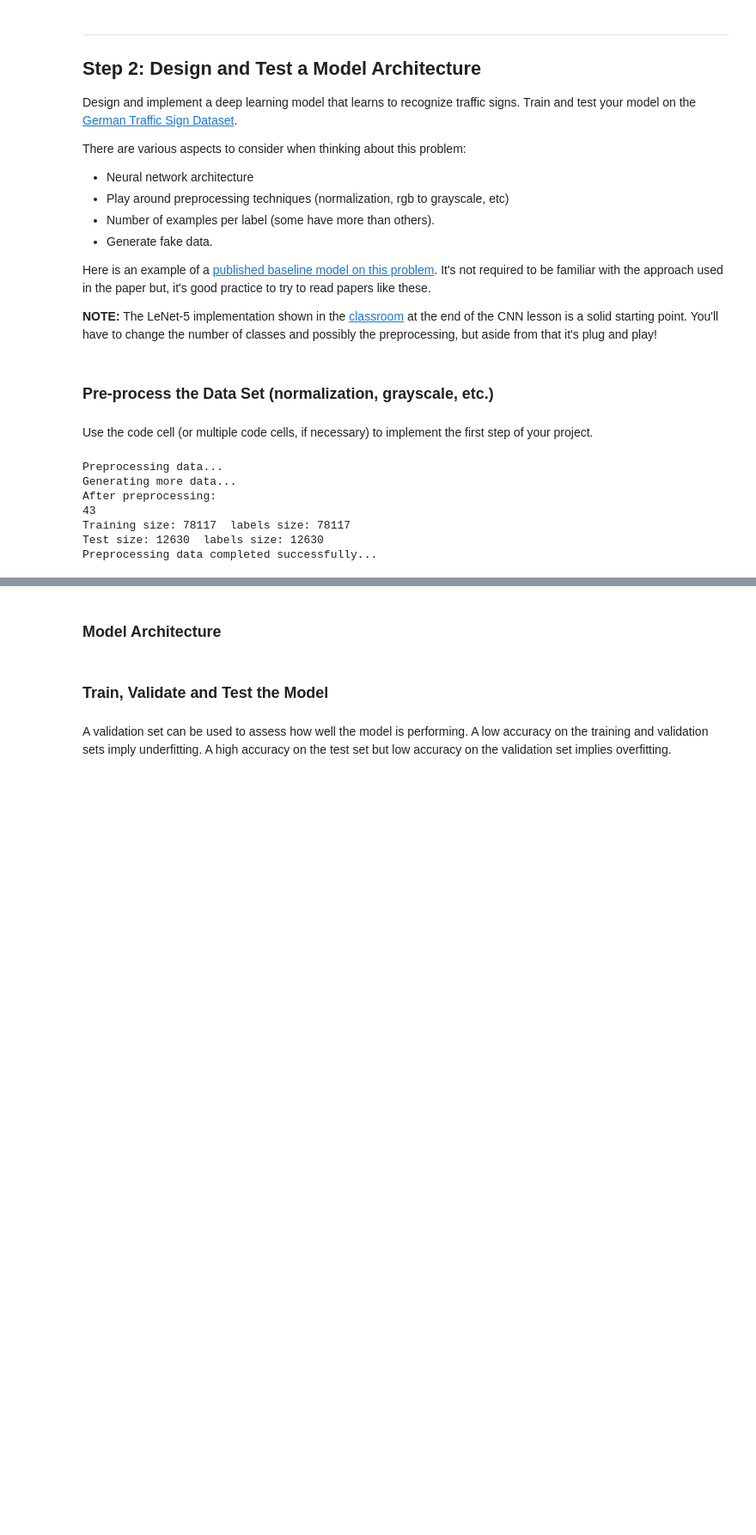
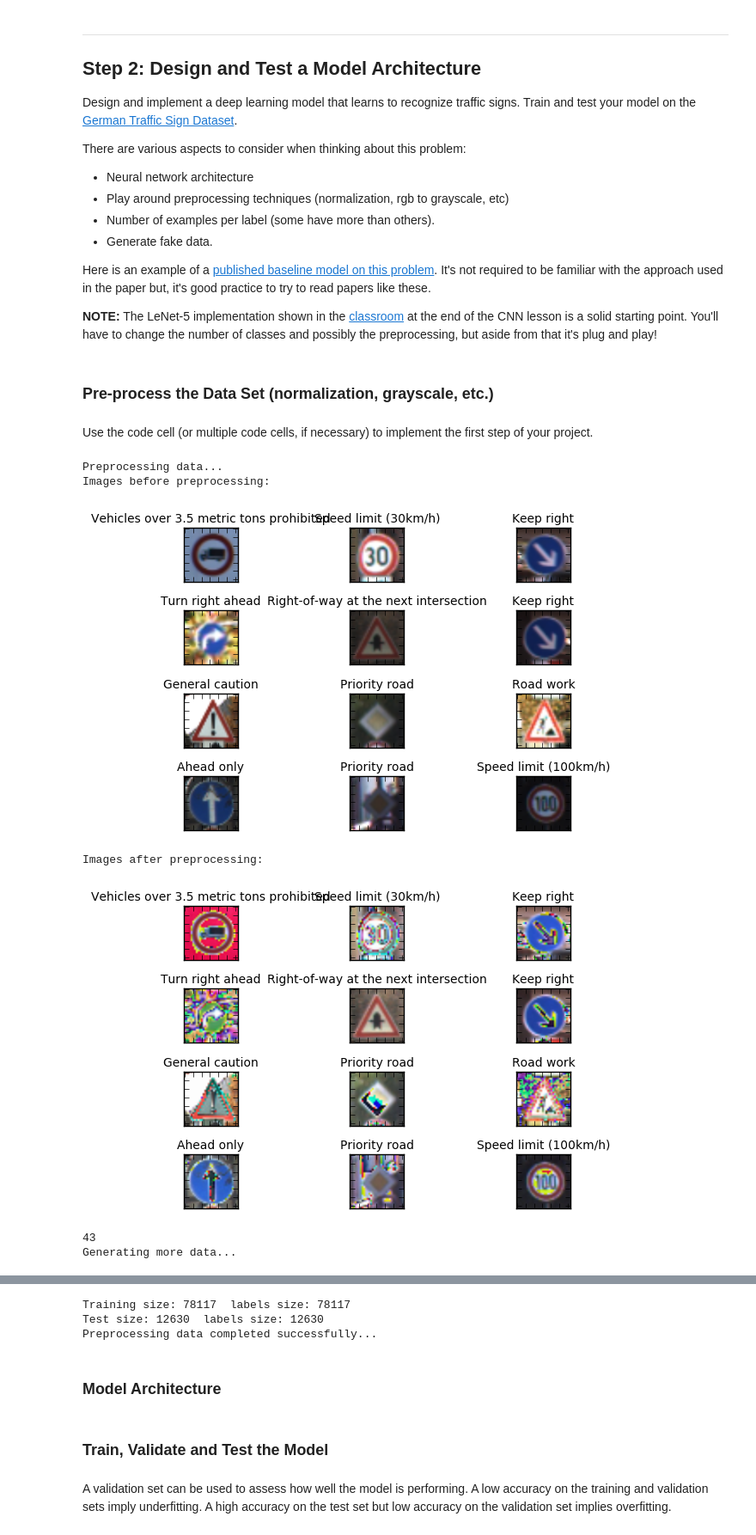
Before and after one commit to propellingbits/P2-Traffic-Sign-Classifier, a Jupyter notebook: Traffic_Sign_Classifier.ipynb, the cells around one changed output, grey strips where cells are left out. Shown at 86% size. Saved outputs shown, nothing was run; the diff lists cells and outputs as text; code cells hidden in the pictures; blank space fills up the shorter version.

```diff
--- a/Traffic_Sign_Classifier.ipynb
+++ b/Traffic_Sign_Classifier.ipynb
@@ -201,8 +207,6 @@ import tensorflow as tf
 from sklearn.model_selection import train_test_split
 
 print('Preprocessing data...')
-# Generate additional data for underrepresented classes
-print('Generating more data...')
 
 # Image Normalization - a way to undo light differences
 normalize = True
@@ -243,14 +247,14 @@ def preprocess_image(img):
         img = cv2.filter2D(img, -1, kernel)
     return img
 
-#show_samples(12, test_features, test_labels)
-
-print("After preprocessing:")
+print("Images before preprocessing:")
+show_samples(12, test_features, test_labels)
 
 train_features = np.array([preprocess_image(im) for im in train_features ])
 test_features =  np.array([preprocess_image(im) for im in test_features ])
 
-#show_samples(12, test_features, test_labels)
+print("Images after preprocessing:")
+show_samples(12, test_features, test_labels)
 
 train_features_array = np.array(train['features'])
 train_labels_array = np.array(train['labels'])
@@ -262,7 +266,12 @@ print (len(inputs_per_class))
 
 max_inputs = np.max(inputs_per_class)
 
+# Generate additional data for underrepresented classes
+print('Generating more data...')
+
 angles = [-5, 5, -10, 10, -15, 15, -20, 20]
+
+showAugmentedData = True
 
 for i in range(len(inputs_per_class)):
     input_ratio = min(int(max_inputs / inputs_per_class[i]) - 1, len(angles) - 1 )
@@ -274,6 +283,8 @@ for i in range(len(inputs_per_class)):
         continue
 
     more_features = []
+    b4_aug_features = []
+    b4_aug_labels = []
     more_labels = []
     mask = np.where(train_labels == i)
 
@@ -281,36 +292,43 @@ for i in range(len(inputs_per_class)):
     #print (i)
 
 
     for j in range(input_ratio):
         for feature in train_features_array[mask]:
+            if showAugmentedData:
+                b4_aug_features.append(feature)
+                b4_aug_labels.append(i)
             more_features.append(scipy.ndimage.rotate(feature, angles[j], reshape=False))
             more_labels.append(i)
 
     #print (len(more_features))
     #print (len(more_labels))
+    if showAugmentedData:
+        showAugmentedData = False
+        show_samples(12, b4_aug_features, b4_aug_labels, randomize = False)
+        show_samples(12, more_features, more_labels, randomize = False)
 
     train_features = np.concatenate((train_features, more_features))
     train_labels = np.concatenate((train_labels, more_labels))
 
 
 #train_features_normalized = (train_features - 128)/128
 #test_features_normalized = (test_features - 128)/128
 
 print("Training size:", len(train_features), " labels size:", len(train_labels) )
 print("Test size:", len(test_features), " labels size:", len(test_labels) )
 
 #try and test shuffling
 #from sklearn.utils import shuffle
 #train_features, train_labels = shuffle(train_features, train_labels)
 
 test_features, validation_features, test_labels, validation_labels = train_test_split(test_features, test_labels, test_size=0.2)
 
 print('Preprocessing data completed successfully...')
 # %% [output]
 Preprocessing data...
-Generating more data...
-After preprocessing:
-43
-Training size: 78117  labels size: 78117
-Test size: 12630  labels size: 12630
-Preprocessing data completed successfully...
+Images before preprocessing:
+[figure, added]
+Images after preprocessing:
+[figure, added]
+43
+Generating more data...
@@ -317,3 +337,6 @@ Preprocessing data completed successfully...
+Training size: 78117  labels size: 78117
+Test size: 12630  labels size: 12630
+Preprocessing data completed successfully...
 # %% [markdown]
 ### Model Architecture
 # %%
```
Also changed, not shown: parts of 5 cells of this notebook.
